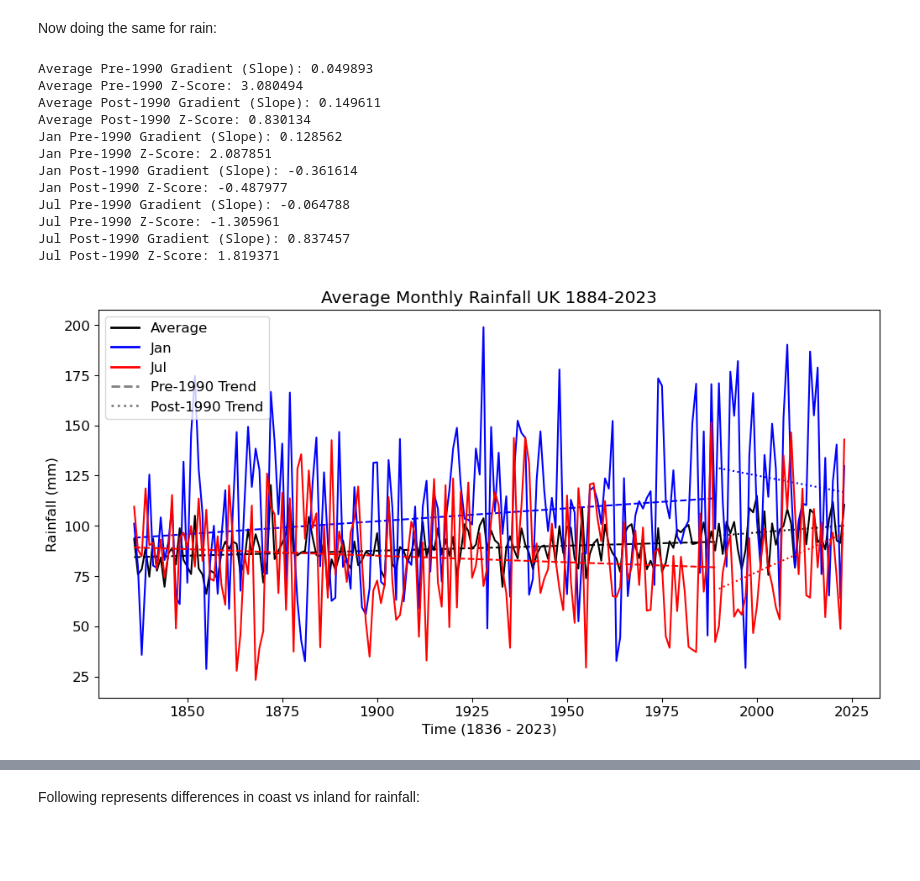
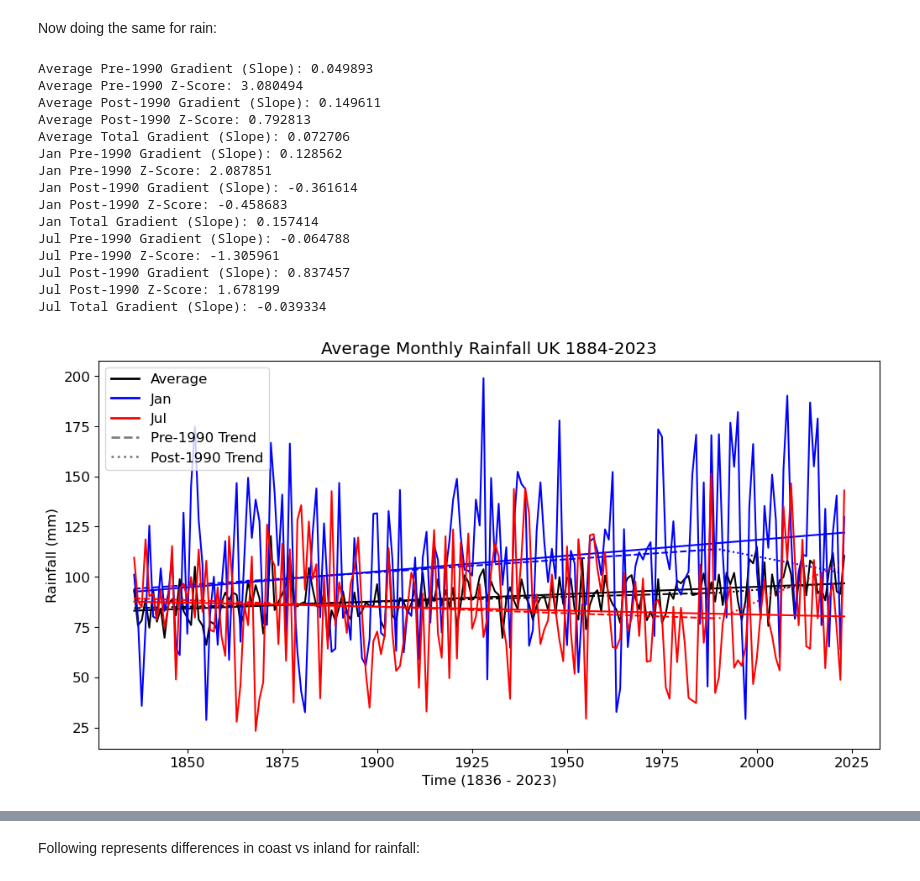
Before and after one commit to mazx7/MSc, a Jupyter notebook: Further Visualisation of HadUK Data.ipynb, the cells around one changed output, grey strips where cells are left out. Cells and saved outputs as stored; diff of their text form; code cells hidden in the pictures; blank space fills up the shorter version.

```diff
--- a/Further Visualisation of HadUK Data.ipynb
+++ b/Further Visualisation of HadUK Data.ipynb
@@ -560,81 +630,46 @@ time = np.arange(1836,2024)
 pre_1990_indices = time < 1990 #defining the numbers in time array that are below and abover 1990
 post_1990_indices = time >= 1990
 
-def plot_with_regression(time, data, color, label): #using a function for easy replication
-
-    plt.plot(time, data, color=color, label=label) #plot original data
-
-    #pre-1990 linear fit
-    time_pre1990 = time[pre_1990_indices] #generalised but just selects the dates again
-    data_pre1990 = data[pre_1990_indices] #selects values from data array corresponding to time indices
-    N_pre1990 = len(time_pre1990) #number of elements in time array
-    coeffs_pre1990 = np.polyfit(time_pre1990, data_pre1990, 1) #performs polynomial fit of degree 1 and stores coefficients (gradient and y-int)
-    slope_pre1990 = coeffs_pre1990[0]
-    intercept_pre1990 = coeffs_pre1990[1]
-    y_fit_pre1990 = np.polyval(coeffs_pre1990, time_pre1990) #creates linear fit from stored coefficients
-    plt.plot(time_pre1990, y_fit_pre1990, color=color, linestyle='--') #plots the linear fit over the data
-    residuals_pre1990 = data_pre1990 - y_fit_pre1990 #calculating residuals (y-y_i)
-    s_err_pre1990 = np.sqrt(np.sum(residuals_pre1990**2) / (N_pre1990 - 2)) #calculating the standard error by computng sqrt of sum of square residuals over N - 2 (2 dof because 2 coefficients)
-    x_mean_pre1990 = np.mean(time_pre1990) #calculating mean time
-    se_slope_pre1990 = s_err_pre1990 / np.sqrt(np.sum((time_pre1990 - x_mean_pre1990)**2)) #calculating standard error of the slope
-    z_score_pre1990 = slope_pre1990 / se_slope_pre1990 #returning z-score
-    print(f"{label} Pre-1990 Gradient (Slope): {slope_pre1990:.6f}")
-    print(f"{label} Pre-1990 Z-Score: {z_score_pre1990:.6f}")
-    #post-1990 fit
-    time_post1990 = time[post_1990_indices]
-    data_post1990 = data[post_1990_indices]
-    N_post1990 = len(time_post1990)
-    coeffs_post1990 = np.polyfit(time_post1990, data_post1990, 1)
-    slope_post1990 = coeffs_post1990[0]
-    intercept_post1990 = coeffs_post1990[1]
-    y_fit_post1990 = np.polyval(coeffs_post1990, time_post1990)
-    plt.plot(time_post1990, y_fit_post1990, color=color, linestyle=':')
-    residuals_post1990 = data_post1990 - y_fit_post1990
-    s_err_post1990 = np.sqrt(np.sum(residuals_post1990**2) / (N_post1990 - 2))
-    x_mean_post1990 = np.mean(time_post1990)
-    se_slope_post1990 = s_err_post1990 / np.sqrt(np.sum((time_post1990 - x_mean_post1990)**2))
-    z_score_post1990 = slope_post1990 / se_slope_post1990
-    print(f"{label} Post-1990 Gradient (Slope): {slope_post1990:.6f}")
-    print(f"{label} Post-1990 Z-Score: {z_score_post1990:.6f}")
-
-
 plt.figure(figsize=(12, 6))
 
 plot_with_regression(time, rain_mean, 'black', 'Average') #linear fit for average rainfall
 
 plot_with_regression(time, rain_mean_jan, 'blue', 'Jan') #linear fit for january rainfall
 
 plot_with_regression(time, rain_mean_jul, 'red', 'Jul') #linear fit for february rainfall
 
 plt.xlabel('Time (1836 - 2023)')
 plt.ylabel('Rainfall (mm)')
 plt.title('Average Monthly Rainfall UK 1884-2023')
 plt.rcParams.update({'font.size': 12})
 
 legend_elements = [
     Line2D([0], [0], color='black', lw=2, label='Average'),
     Line2D([0], [0], color='blue', lw=2, label='Jan'),
     Line2D([0], [0], color='red', lw=2, label='Jul'),
 
     Line2D([0], [0], color='gray', linestyle='--', lw=2, label='Pre-1990 Trend'),
     Line2D([0], [0], color='gray', linestyle=':', lw=2, label='Post-1990 Trend')
 ]
 plt.legend(handles=legend_elements)
 plt.show()
 # %% [output]
 Average Pre-1990 Gradient (Slope): 0.049893
 Average Pre-1990 Z-Score: 3.080494
 Average Post-1990 Gradient (Slope): 0.149611
-Average Post-1990 Z-Score: 0.830134
+Average Post-1990 Z-Score: 0.792813
+Average Total Gradient (Slope): 0.072706
 Jan Pre-1990 Gradient (Slope): 0.128562
 Jan Pre-1990 Z-Score: 2.087851
 Jan Post-1990 Gradient (Slope): -0.361614
-Jan Post-1990 Z-Score: -0.487977
+Jan Post-1990 Z-Score: -0.458683
+Jan Total Gradient (Slope): 0.157414
 Jul Pre-1990 Gradient (Slope): -0.064788
 Jul Pre-1990 Z-Score: -1.305961
 Jul Post-1990 Gradient (Slope): 0.837457
-Jul Post-1990 Z-Score: 1.819371
+Jul Post-1990 Z-Score: 1.678199
+Jul Total Gradient (Slope): -0.039334
-[figure, old version]
+[figure, new version]
 # %%
 from matplotlib.lines import Line2D
 target_lon = 200000
```
Also changed, not shown: parts of 9 cells of this notebook.
